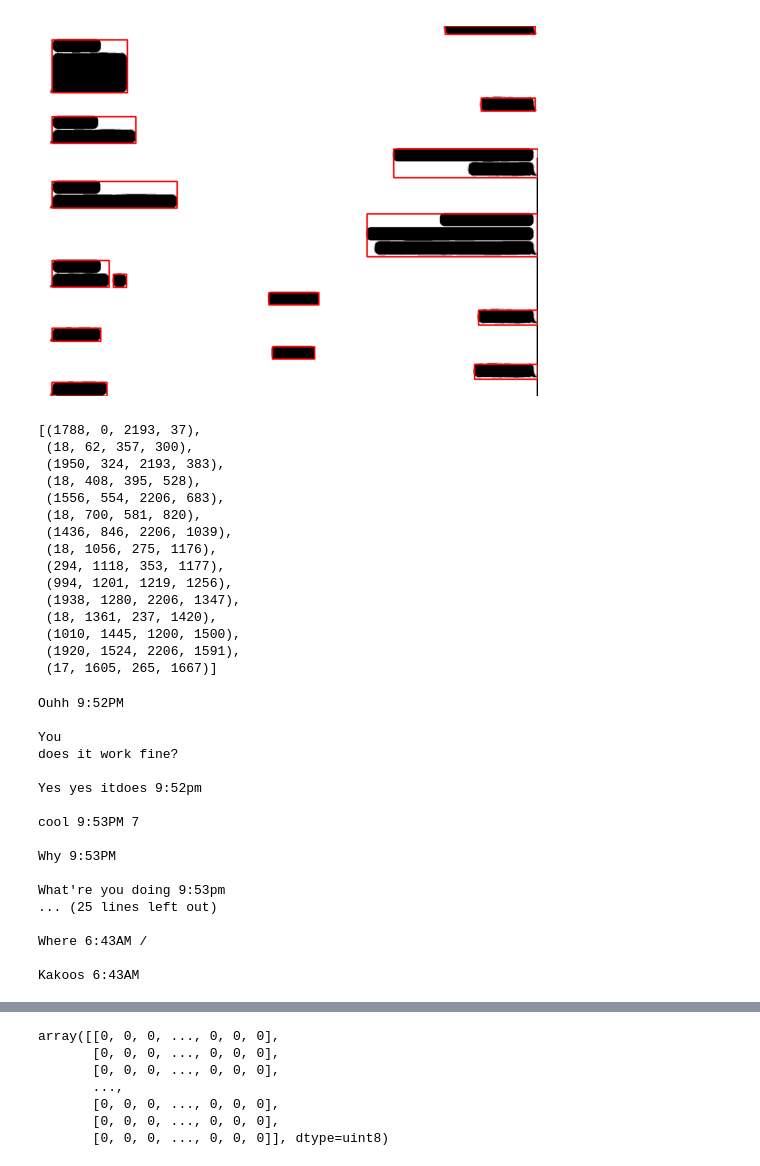
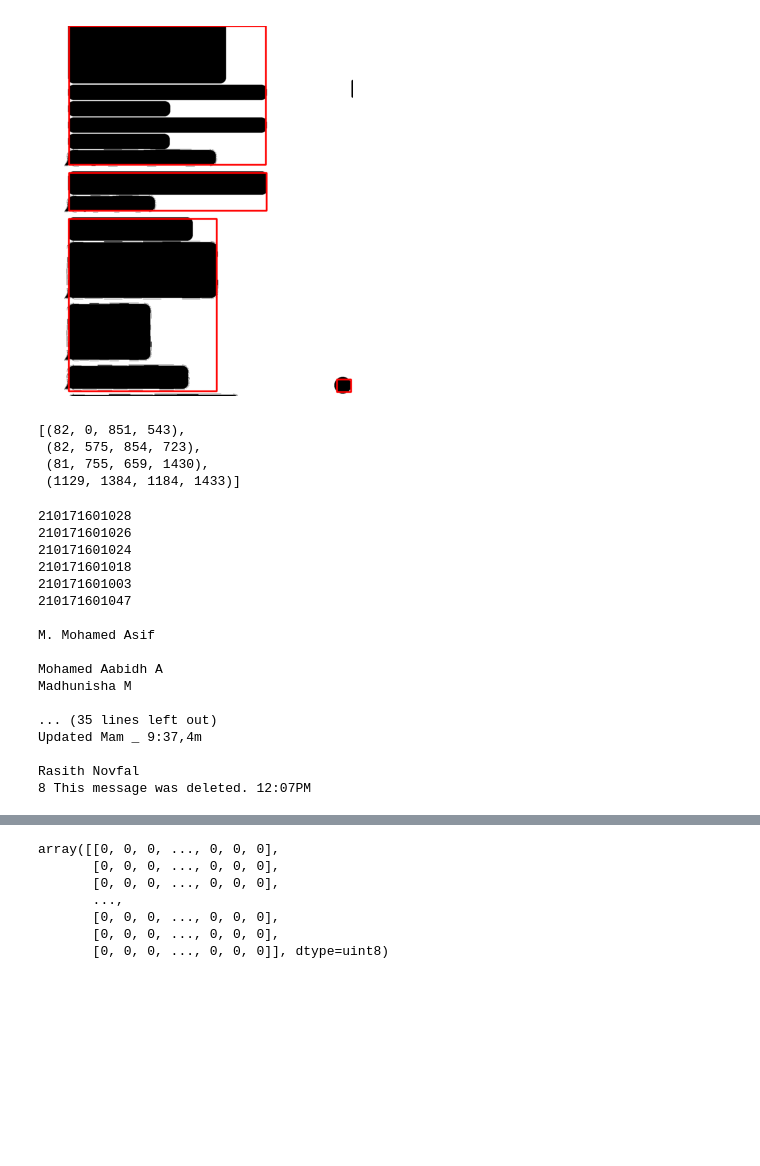
Before and after one commit to Mafaz03/Whatsapp-Image-Models, a Jupyter notebook: ColorSegmentation.ipynb, the cells around one changed output, grey strips where cells are left out. Saved outputs shown, nothing was run; the diff lists cells and outputs as text; code cells hidden in the pictures; blank space fills up the shorter version.

```diff
--- a/ColorSegmentation.ipynb
+++ b/ColorSegmentation.ipynb
@@ -8,7 +8,7 @@ import re
 from ColorSegment import *
 from rePatterns import *
 # %%
-img_path = "Screenshot 2024-06-19 at 3.34.20 PM.png"
+img_path = "Screenshot 2024-06-18 at 5.54.27 PM.png"
 whatsapp_image = cv.imread(img_path)
 bboxes = WhatsappSegment(whatsapp_image, alpha=0.1, show=True)
 # %% [output]
@@ -21,24 +21,13 @@ No circles were found
 # %%
-message_bbox = chat_message_bbox(chat_mask_circle_removed, show=True, blur=20)
+message_bbox = chat_message_bbox(chat_mask_circle_removed, show=True, blur=50)
 message_bbox = sorted(message_bbox, key=lambda x: x[1])
 message_bbox
 # %% [output]
-[figure, old version]
+[figure, new version]
-[(1788, 0, 2193, 37),
- (18, 62, 357, 300),
- (1950, 324, 2193, 383),
- (18, 408, 395, 528),
- (1556, 554, 2206, 683),
- (18, 700, 581, 820),
- (1436, 846, 2206, 1039),
- (18, 1056, 275, 1176),
- (294, 1118, 353, 1177),
- (994, 1201, 1219, 1256),
- (1938, 1280, 2206, 1347),
- (18, 1361, 237, 1420),
- (1010, 1445, 1200, 1500),
- (1920, 1524, 2206, 1591),
- (17, 1605, 265, 1667)]
+[(82, 0, 851, 543),
+ (82, 575, 854, 723),
+ (81, 755, 659, 1430),
+ (1129, 1384, 1184, 1433)]
 # %%
 labels = whosaid(message_bbox=message_bbox)
 # %%
@@ -51,28 +40,28 @@ for label, message_box in enumerate(message_bbox):
     message_text = pytesseract.image_to_string(message)
     if message_text != '':
         time, text_without_time = extract_time_and_remove(message_text)
-        if labels[label] == 0 : chats_dict[f"Sender {label}"] = {"message_text": message_text, "dateOrTime": time}
+        if labels[label] == 0 : chats_dict[f"Sender {label}"] = {"message_text": text_without_time, "dateOrTime": time}
         else: chats_dict[f"User {label}"] = {"message_text": message_text, "dateOrTime": time}
 
         print(message_text)
 # %% [output]
-Ouhh 9:52PM
+210171601028
+210171601026
+210171601024
+210171601018
+210171601003
+210171601047
 
-You
-does it work fine?
+M. Mohamed Asif
 
-Yes yes itdoes 9:52pm
+Mohamed Aabidh A
+Madhunisha M
 
-cool 9:53PM 7
+... (35 lines left out)
+Updated Mam _ 9:37,4m
 
-Why 9:53PM
-
-What're you doing 9:53pm
-... (25 lines left out)
-
-Where 6:43AM /
-
-Kakoos 6:43AM
+Rasith Novfal
+8 This message was deleted. 12:07PM
 # %%
 chats_dict
 # %% [output]
```
Also changed, not shown: parts of 11 cells of this notebook, 18 other files.
